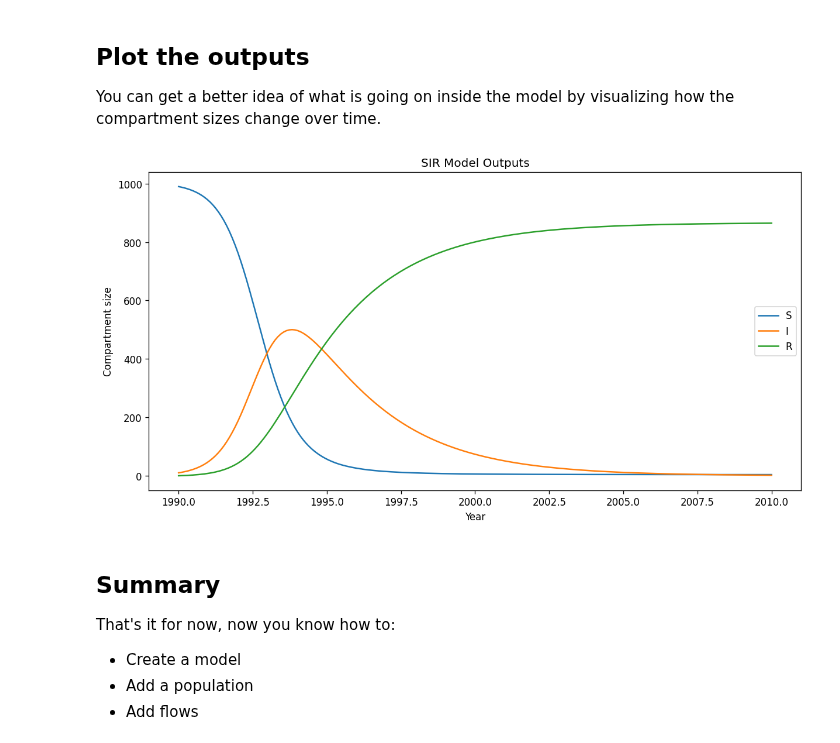
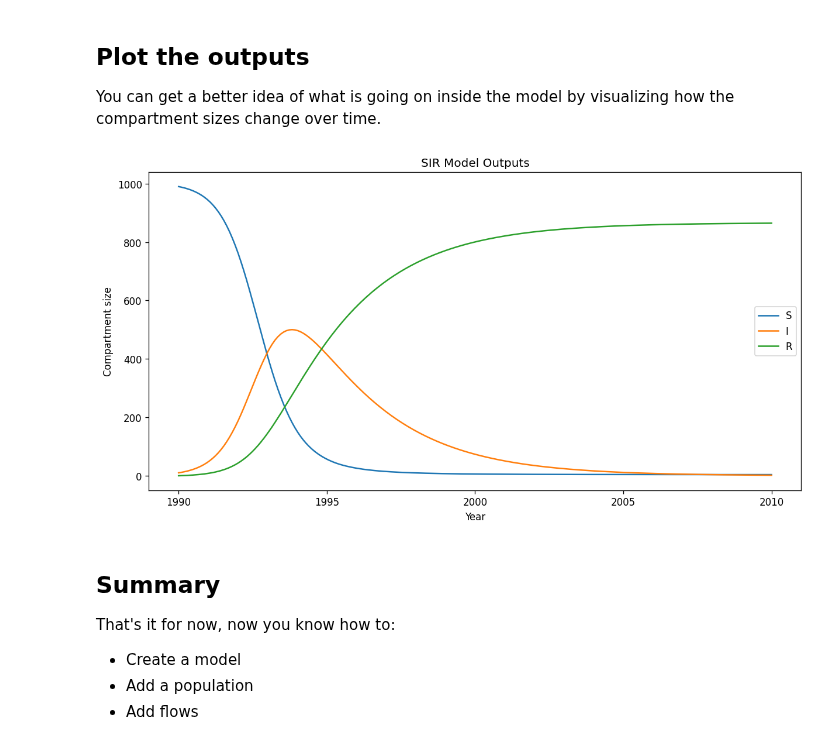
Before and after one commit to monash-emu/summer, a Jupyter notebook: docs/examples/1-basic-model.ipynb, the cells around one changed output. Cells and saved outputs as stored; diff of their text form; code cells hidden in the pictures.

```diff
--- a/docs/examples/1-basic-model.ipynb
+++ b/docs/examples/1-basic-model.ipynb
@@ -110,21 +110,24 @@ array([[990.00, 10.00, 0.00],
 
 You can get a better idea of what is going on inside the model by visualizing how the compartment sizes change over time.
 # %%
+import numpy as np
 import matplotlib.pyplot as plt
 
 fig, ax = plt.subplots(1, 1, figsize=(12, 6), dpi=120)
 
 # Add each compartment to the plot.
 for i in range(model.outputs.shape[1]):
     ax.plot(model.times, model.outputs.T[i])
 
 ax.set_title("SIR Model Outputs")
 ax.set_xlabel("Year")
 ax.set_ylabel("Compartment size")
 ax.legend(["S", "I", "R"])
+start, end = ax.get_xlim()
+ax.xaxis.set_ticks(np.arange(start + 1, end, 5))
 plt.show()
 # %% [output]
-[figure, old version]
+[figure, new version]
 # %% [markdown]
 ## Summary
 
```
Also changed, not shown: parts of 2 cells of this notebook, 10 other files.
